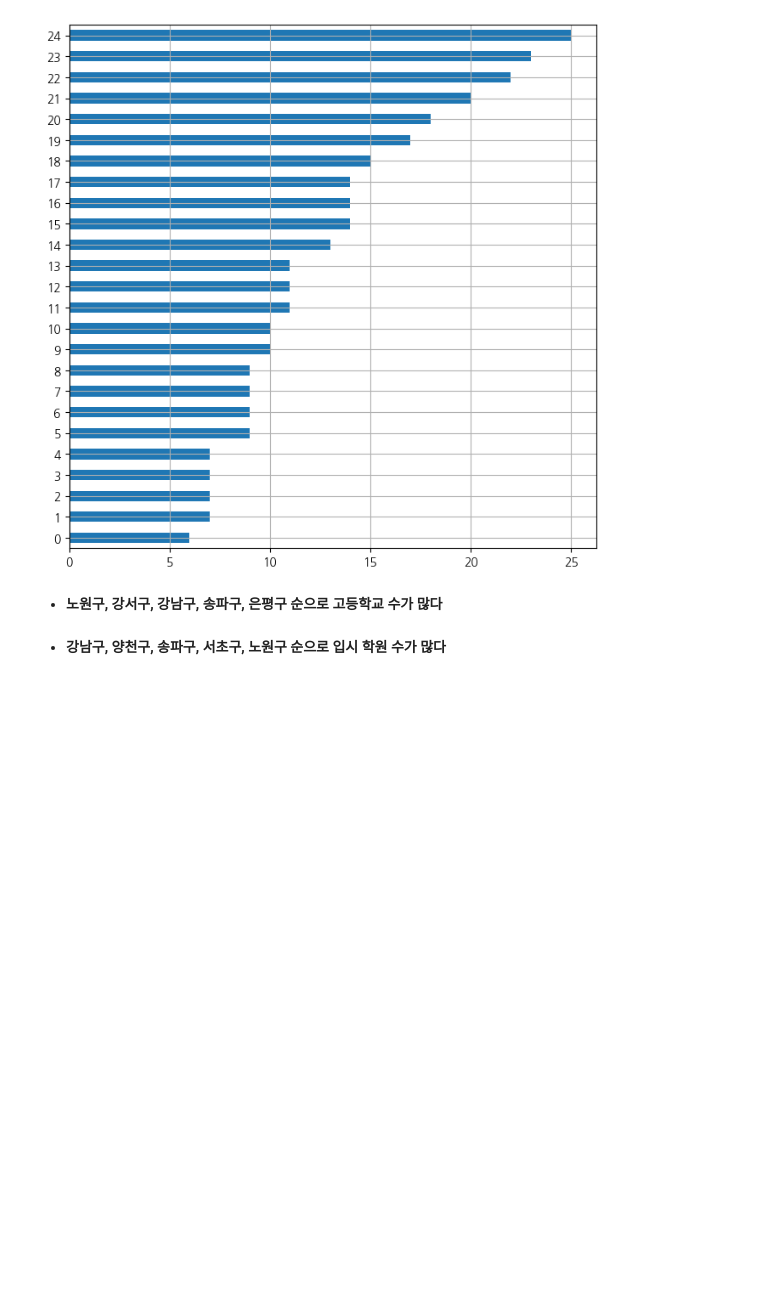
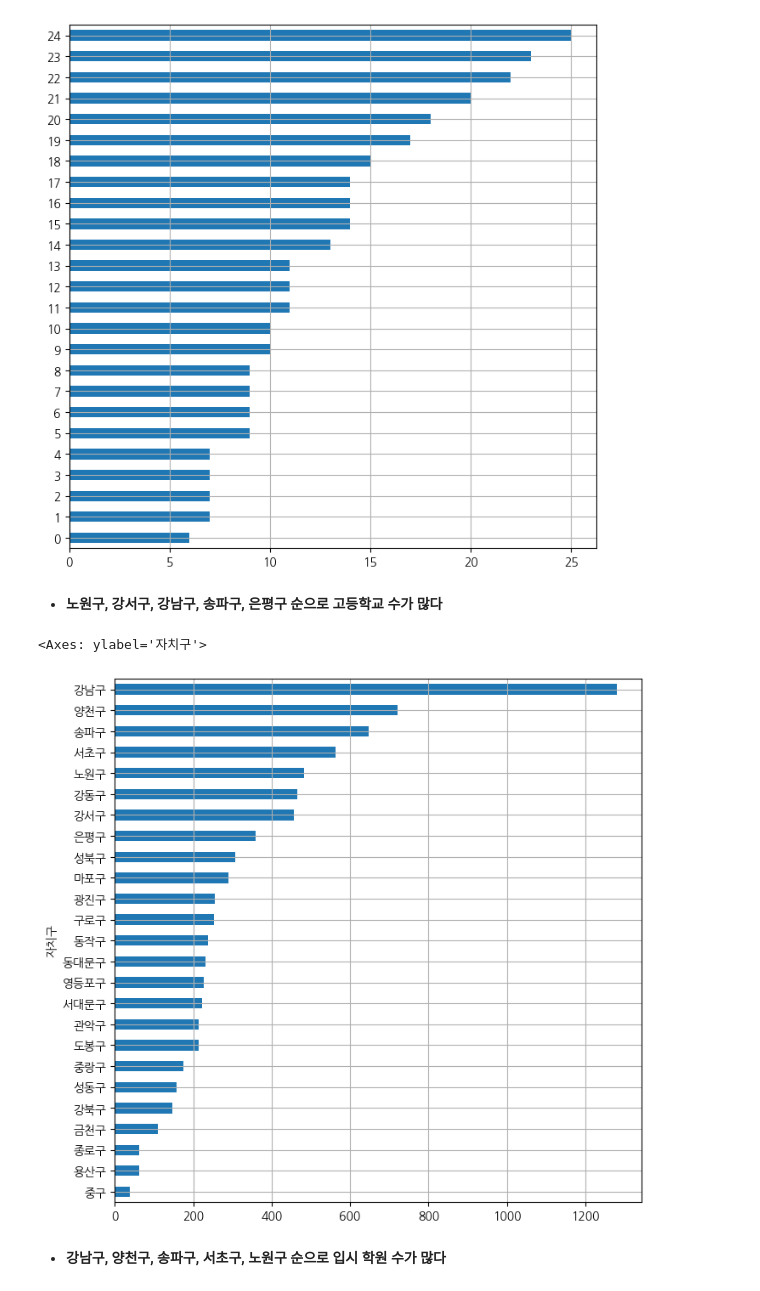
Before and after one commit to addinedu-ros-9th/eda-repo-2, a Jupyter notebook: data_collection/education.ipynb, the cells around one changed output. Cells and saved outputs as stored; diff of their text form; code cells hidden in the pictures; blank space fills up the shorter version.

Commit message:
education visualization updated 20250327-0129

```diff
--- a/data_collection/education.ipynb
+++ b/data_collection/education.ipynb
@@ -447,7 +685,10 @@ high['계'].plot(kind='barh', grid=True, figsize=(8,8))
 # %% [markdown]
 * **노원구, 강서구, 강남구, 송파구, 은평구 순으로 고등학교 수가 많다**
 # %%
-test_prep_acad['입시학원계'].plot(kind='barh', grid=True, figsize=(8,8))
+test_prep_acad['계'].plot(kind='barh', grid=True, figsize=(8,8))
+# %% [output]
+<Axes: ylabel='자치구'>
+[figure, added]
 # %% [markdown]
 * **강남구, 양천구, 송파구, 서초구, 노원구 순으로 입시 학원 수가 많다**
 # %%
```
Also changed, not shown: parts of 82 cells of this notebook.
